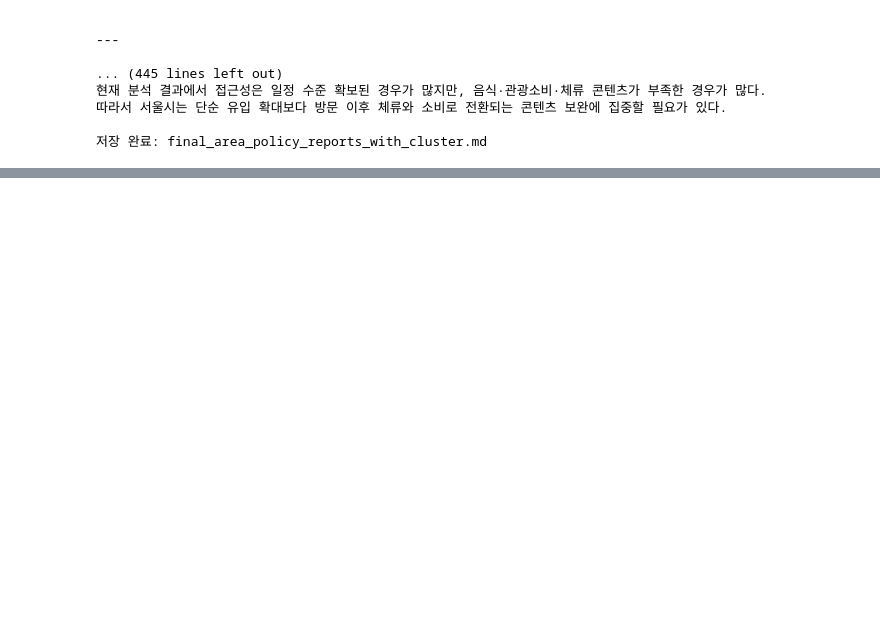
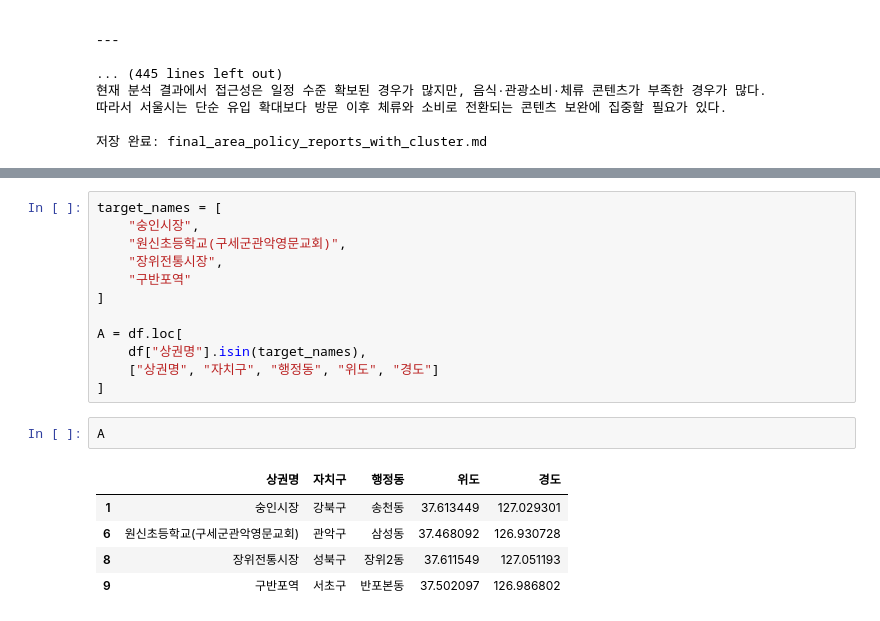
Before and after one commit to carolyn0515/SEOULDATA, a Jupyter notebook: NOTEBOOK/11_more.ipynb, the cells around one changed output, grey strips where cells are left out. Saved outputs shown, nothing was run; the diff lists cells and outputs as text; blank space fills up the shorter version.

```diff
--- a/NOTEBOOK/11_more.ipynb
+++ b/NOTEBOOK/11_more.ipynb
@@ -1640,0 +1786,20 @@ print("저장 완료: final_area_policy_reports_with_cluster.md")
+# %%
+target_names = [
+    "숭인시장",
+    "원신초등학교(구세군관악영문교회)",
+    "장위전통시장",
+    "구반포역"
+]
+
+A = df.loc[
+    df["상권명"].isin(target_names),
+    ["상권명", "자치구", "행정동", "위도", "경도"]
+]
+# %%
+A
+# %% [output]
+|  | 상권명 | 자치구 | 행정동 | 위도 | 경도 |
+| 1 | 숭인시장 | 강북구 | 송천동 | 37.613449 | 127.029301 |
+| 6 | 원신초등학교(구세군관악영문교회) | 관악구 | 삼성동 | 37.468092 | 126.930728 |
+| 8 | 장위전통시장 | 성북구 | 장위2동 | 37.611549 | 127.051193 |
+| 9 | 구반포역 | 서초구 | 반포본동 | 37.502097 | 126.986802 |
```
Also changed, not shown: parts of 12 cells of this notebook.
